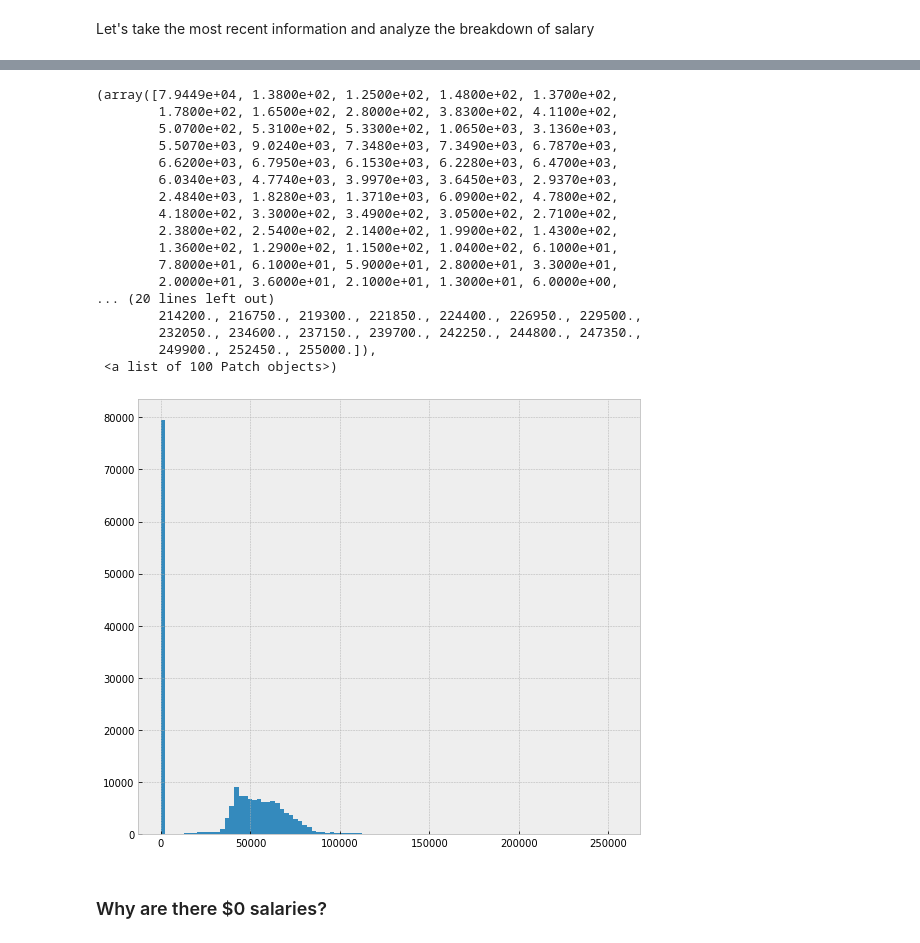
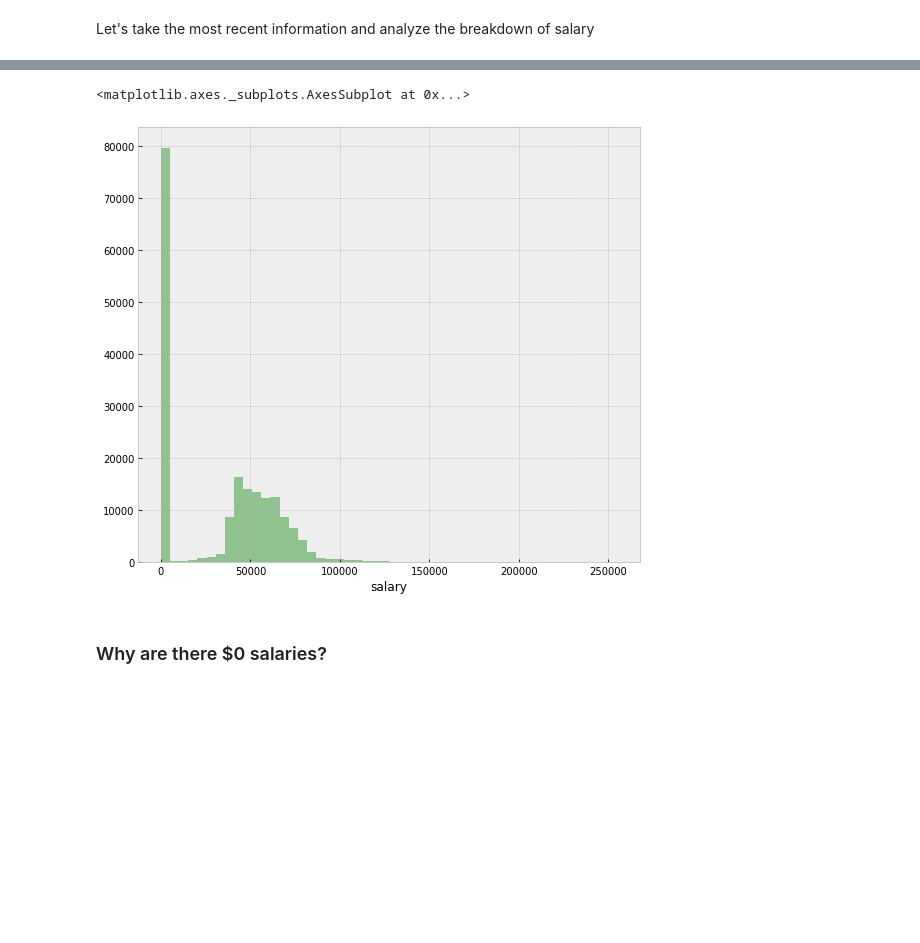
Before and after one commit to j-buss/wi-dpi, a Jupyter notebook: eda/5.0_Analysis.ipynb, the cells around one changed output, grey strips where cells are left out. Cells and saved outputs as stored; diff of their text form; code cells hidden in the pictures; blank space fills up the shorter version.

```diff
--- a/eda/5.0_Analysis.ipynb
+++ b/eda/5.0_Analysis.ipynb
@@ -116,27 +116,11 @@ df['salary']
 Name: salary, Length: 187344, dtype: float64
 # %%
 plt.figure(figsize=(9, 8))
-#sns.distplot(df['salary'], color='g', norm_hist=False )
-plt.hist(df['salary'],bins=100)
+sns.distplot(df['salary'], color='g', kde=False )
+#plt.hist(df['salary'],bins=100)
 # %% [output]
-(array([7.9449e+04, 1.3800e+02, 1.2500e+02, 1.4800e+02, 1.3700e+02,
-        1.7800e+02, 1.6500e+02, 2.8000e+02, 3.8300e+02, 4.1100e+02,
-        5.0700e+02, 5.3100e+02, 5.3300e+02, 1.0650e+03, 3.1360e+03,
-        5.5070e+03, 9.0240e+03, 7.3480e+03, 7.3490e+03, 6.7870e+03,
-        6.6200e+03, 6.7950e+03, 6.1530e+03, 6.2280e+03, 6.4700e+03,
-        6.0340e+03, 4.7740e+03, 3.9970e+03, 3.6450e+03, 2.9370e+03,
-        2.4840e+03, 1.8280e+03, 1.3710e+03, 6.0900e+02, 4.7800e+02,
-        4.1800e+02, 3.3000e+02, 3.4900e+02, 3.0500e+02, 2.7100e+02,
-        2.3800e+02, 2.5400e+02, 2.1400e+02, 1.9900e+02, 1.4300e+02,
-        1.3600e+02, 1.2900e+02, 1.1500e+02, 1.0400e+02, 6.1000e+01,
-        7.8000e+01, 6.1000e+01, 5.9000e+01, 2.8000e+01, 3.3000e+01,
-        2.0000e+01, 3.6000e+01, 2.1000e+01, 1.3000e+01, 6.0000e+00,
-... (20 lines left out)
-        214200., 216750., 219300., 221850., 224400., 226950., 229500.,
-        232050., 234600., 237150., 239700., 242250., 244800., 247350.,
-        249900., 252450., 255000.]),
- <a list of 100 Patch objects>)
+<matplotlib.axes._subplots.AxesSubplot at 0x...>
-[figure, old version]
+[figure, new version]
 # %% [markdown]
 ### Why are there $0 salaries?
 # %% [markdown]
```
Also changed, not shown: parts of 15 cells of this notebook.
